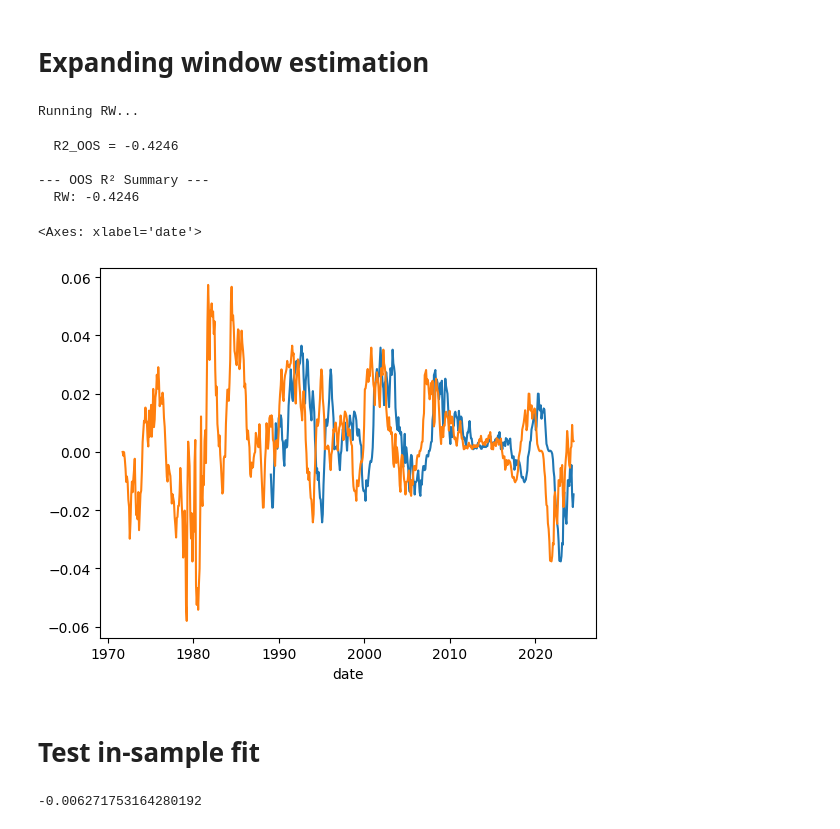
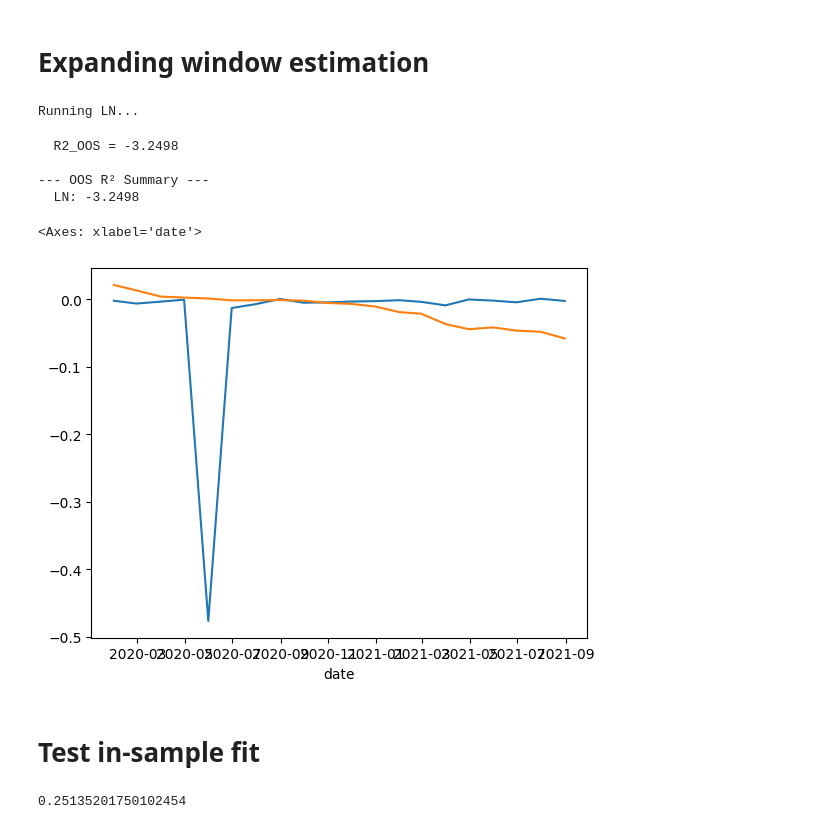
Before and after one commit to myliusen/TIO4900-Replication, a Jupyter notebook: notebooks/init.ipynb, the cells around one changed output. Drawn from its saved outputs; the diff is of its cells as text; code cells hidden in the pictures.

```diff
--- a/notebooks/init.ipynb
+++ b/notebooks/init.ipynb
@@ -9,24 +9,24 @@ import seaborn as sns
 import utils.base_utils as bu
 import utils.window_utils as wu
 import numpy as np
-
 start_date = '1971-09-30'
-end_date = '2025-06-30'
+end_date = '2024-12-31'
+# end_date = '2025-06-30' # kr and gsw end date
 maturities = ['1'] + [str(i) for i in range(1, 121) if i % 12 == 0] # select only yearly maturities plus rf
 
-kr_yields = bu.get_yields(type='kr', start=start_date, end=end_date, maturities=maturities)
-kr_forward = bu.get_forward_rates(kr_yields)
-kr_xr = bu.get_excess_returns(kr_yields).dropna()
+yields = bu.get_yields(type='lw', start=start_date, end=end_date, maturities=maturities)
+forward = bu.get_forward_rates(yields)
+xr = bu.get_excess_returns(yields).dropna()
 fred_md_raw = bu.get_fred_data('data/2026-01-MD.csv', start=start_date, end=end_date) # this is aligned to the last day of the previous month, so we get the same number of observations as the yields data
 
 # At time t (end of month), we only know data for month t-1
 fred_md = fred_md_raw.shift(1)
 
-# Drop dates after kr_xr becomes nan
-kr_yields = kr_yields.loc[kr_yields.index <= kr_xr.index[-1]]
-kr_forward = kr_forward.loc[kr_forward.index <= kr_xr.index[-1]]
-kr_xr = kr_xr.loc[kr_xr.index <= kr_xr.index[-1]]
-fred_md = fred_md.loc[fred_md.index <= kr_xr.index[-1]]
+# Drop dates outside the xr range
+yields = yields.loc[yields.index <= xr.index[-1]]
+forward = forward.loc[forward.index <= xr.index[-1]]
+xr = xr.loc[xr.index <= xr.index[-1]]
+fred_md = fred_md.loc[fred_md.index <= xr.index[-1]]
 
 # Backfill fred_md to avoid nans
 fred_md = fred_md.bfill()
@@ -62,28 +62,30 @@ from models.base import *
 from models.classical import *
 from models.other import *
 from models.ann import *
+from models.gbt import *
 
 OOS_start = pd.Timestamp('1989-01-31')
 
-X = pd.concat([fred_md, kr_forward, kr_yields],
+X = pd.concat([fred_md, forward, yields],
                axis=1,
                keys=['fred', 'forward', 'yields'])
 
-y = kr_xr['24'].values # 2-year excess returns
-dates = kr_xr.index
+y = xr['24'].values # 2-year excess returns
+dates = xr.index
 
 # Models to test
 models = {
-    # 'Lasso': LassoModel(alpha=0.01),
+    # 'Lasso': LassoModel(alpha=0.00001),
     # 'Linear': LinearModel(),
     # 'PCA': PCABaselineModel(components=3),
     # 'GroupLasso': GroupLassoModel(alpha=0.01),
-    # 'NN': NNModel(hidden_size=5, epochs=20, lr=0.001)
-    'RW': RandomWalkModel(),
+    # 'NN': GenericForwardRateANN()
+    # 'RW': RandomWalkModel(),
     # 'Mean': HistoricalMeanModel()
     # 'CP': CochranePiazzesiModel(),
-    # 'LN': LudvigsonNgModel(),
+    'LN': LudvigsonNgModel(),
     # 'LN_BH': LudvigsonNgBauerHamiltonSpec()
+    # 'XGB': XGBoostModel()
 }
 
 results = {}
@@ -100,26 +102,26 @@ print("\n--- OOS R² Summary ---")
 for name, res in results.items():
     print(f"  {name}: {res['R2_OOS']:.4f}")
 # %% [output]
-Running RW...
+Running LN...
-  R2_OOS = -0.4246
+  R2_OOS = -3.2498
 
 --- OOS R² Summary ---
-  RW: -0.4246
+  LN: -3.2498
 # %%
-sns.lineplot(y=y_forecast, x=kr_yields.index)
-sns.lineplot(y=y, x=kr_yields.index)
+sns.lineplot(y=y_forecast[580:600], x=yields.index[580:600])
+sns.lineplot(y=y[580:600], x=yields.index[580:600])
 # %% [output]
 <Axes: xlabel='date'>
-[figure, old version]
+[figure, new version]
 # %% [markdown]
 # Test in-sample fit
 # %%
 # full-sample R2 for comparison
-y = kr_xr['36'].values
-model = RandomWalkModel()
+y = xr['36'].values
+model = LudvigsonNgBauerHamiltonSpec()
 model.fit(X, y)
 r2_full = sklearn.metrics.r2_score(y, model.predict(X))
 r2_full
 # %% [output]
--0.006271753164280192
+0.25135201750102454
 # %%
```
Also changed, not shown: parts of 2 cells of this notebook, 7 other files.
